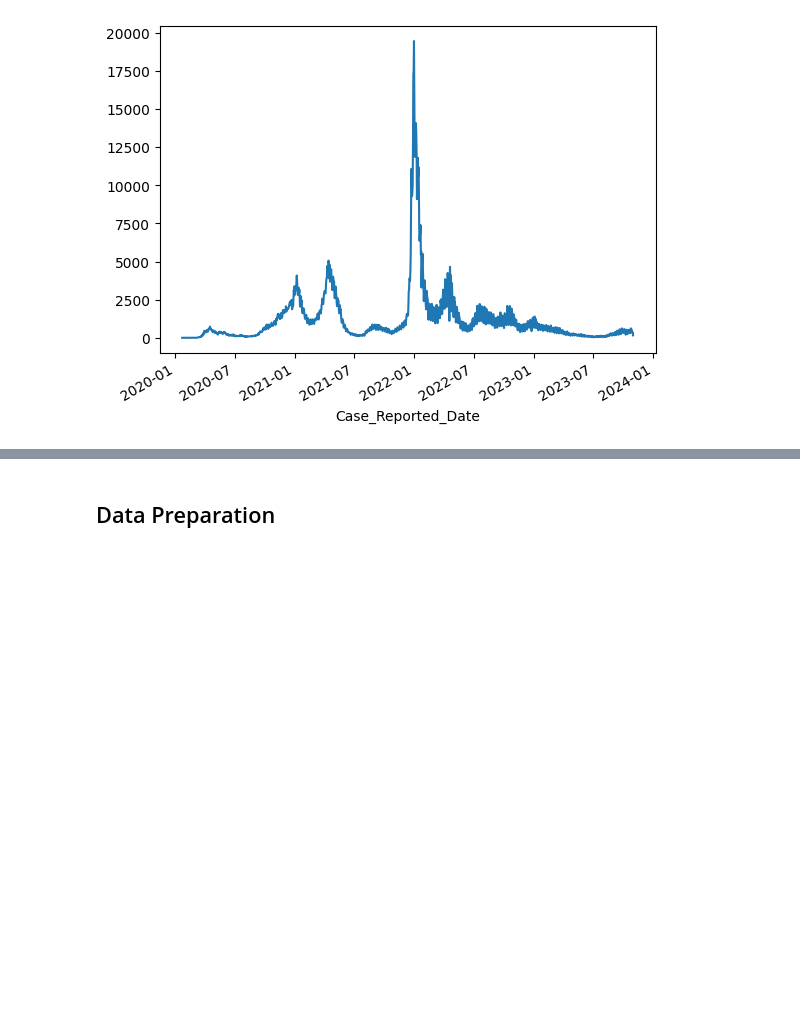
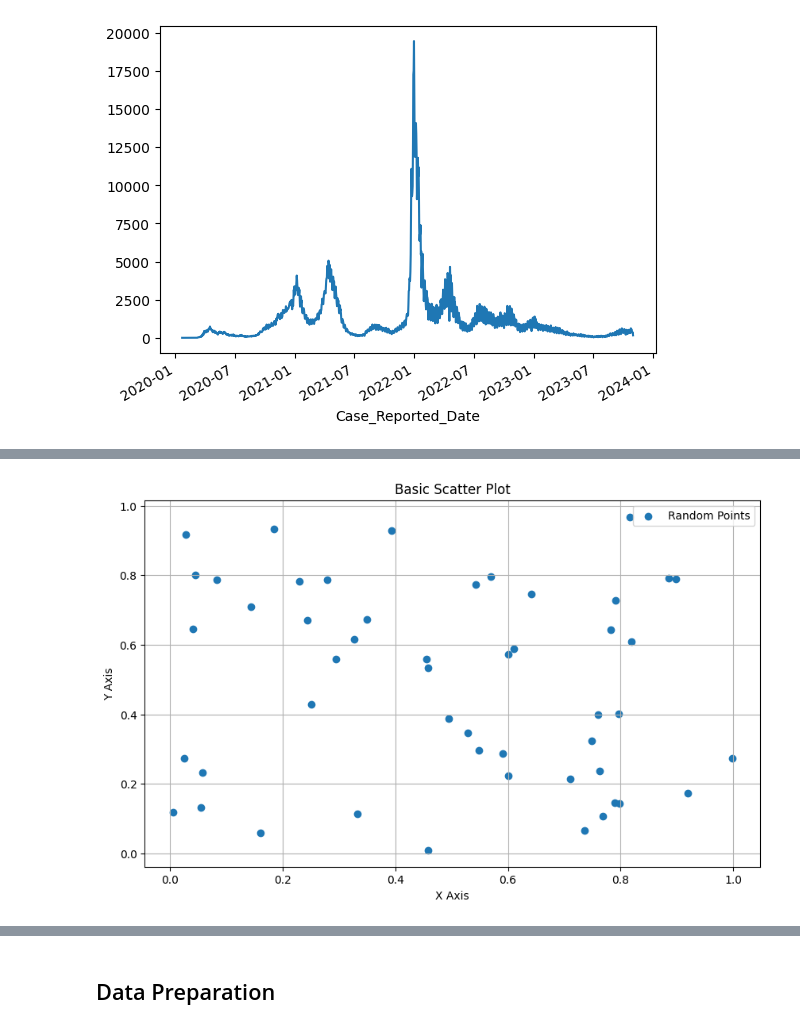
Before and after one commit to farbodab/ds-tools-ai4ph, a Jupyter notebook: Data Science Tools.ipynb, the cells around one changed output, grey strips where cells are left out. Saved outputs shown, nothing was run; the diff lists cells and outputs as text; code cells hidden in the pictures; blank space fills up the shorter version.

```diff
--- a/Data Science Tools.ipynb
+++ b/Data Science Tools.ipynb
@@ -757,0 +776,15 @@ all_cases.groupby(['Case_Reported_Date'])['Row_ID'].count().plot()
+# %%
+# Example 2: Basic Scatter Plot
+x = np.random.rand(50)
+y = np.random.rand(50)
+
+plt.figure(figsize=(10, 6))
+plt.scatter(x, y, label='Random Points')
+plt.title('Basic Scatter Plot')
+plt.xlabel('X Axis')
+plt.ylabel('Y Axis')
+plt.legend()
+plt.grid(True)
+plt.show()
+# %% [output]
+[figure, added]
```
Also changed, not shown: parts of 4 cells of this notebook.
